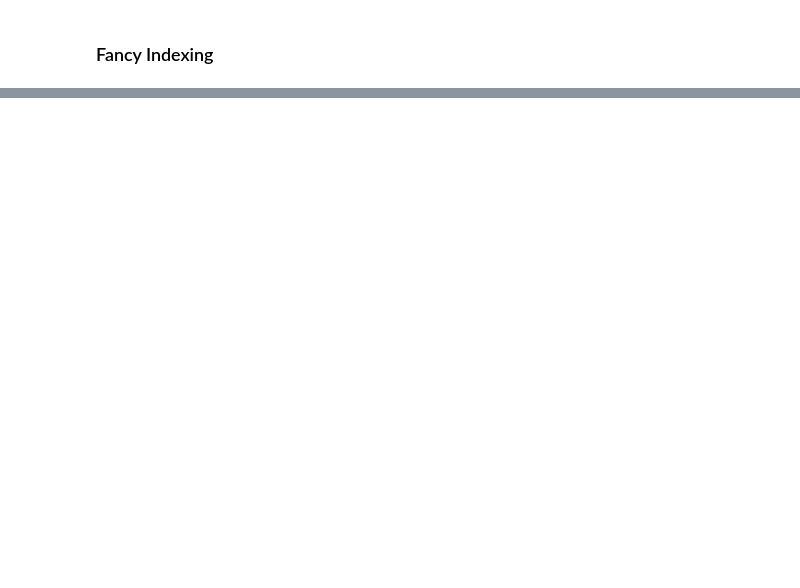
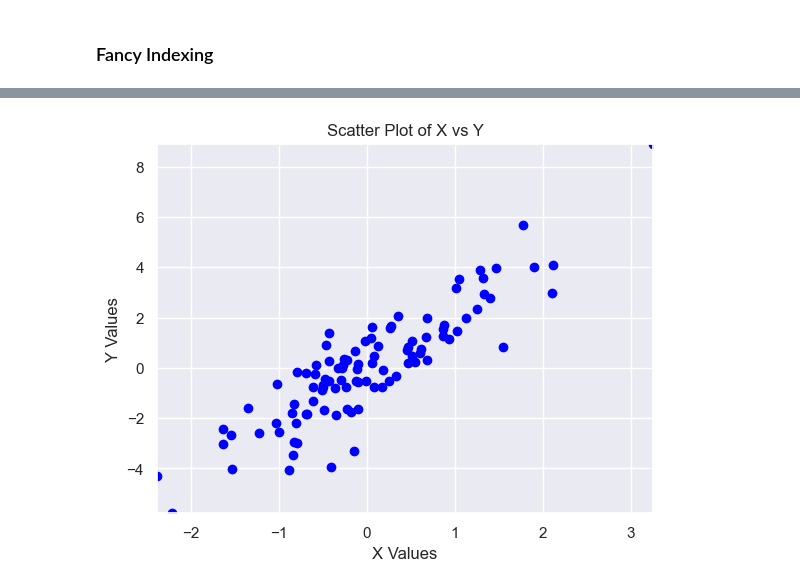
Before and after one commit to HerbSek/Learning-Data-Science, a Jupyter notebook: numpy.ipynb, the cells around one changed output, grey strips where cells are left out. Saved outputs shown, nothing was run; the diff lists cells and outputs as text; code cells hidden in the pictures; blank space fills up the shorter version.

Commit message:
binning data

```diff
--- a/numpy.ipynb
+++ b/numpy.ipynb
@@ -440,0 +503,43 @@ Average amount of precipitation : 0.004983283890410958 inches
+# %%
+import numpy as np
+import matplotlib.pyplot as plt
+
+# Generate sample data
+mean = [0, 0]
+cov = [[1, 2], [2, 5]]
+X = np.random.multivariate_normal(mean, cov, 100)
+x_values = np.hsplit(X, 2)[0]  # First dimension
+y_values = np.hsplit(X, 2)[1]  # Second dimension
+
+# Plot the data
+plt.scatter(x_values, y_values, c='blue', marker='o')
+
+# Determine the range for the axes
+x_min, x_max = min(x_values), max(x_values)
+y_min, y_max = min(y_values), max(y_values)
+
+# Set the number of intervals (bins) for axis ticks
+num_intervals = 10
+
+# Generate evenly spaced values for the x and y axes
+x_ticks = np.linspace(x_min, x_max, num_intervals)
+y_ticks = np.linspace(y_min, y_max, num_intervals)
+
+# Set axis limits
+plt.xlim(x_min, x_max)
+plt.ylim(y_min, y_max)
+
+# Set axis ticks
+# plt.xticks(x_ticks)
+# plt.yticks(y_ticks)
+
+# Add labels and title
+plt.xlabel('X Values')
+plt.ylabel('Y Values')
+plt.title('Scatter Plot of X vs Y')
+plt.grid(True)
+
+# Show the plot
+plt.show()
+# %% [output]
+[figure, added]
```
Also changed, not shown: parts of 12 cells of this notebook.
